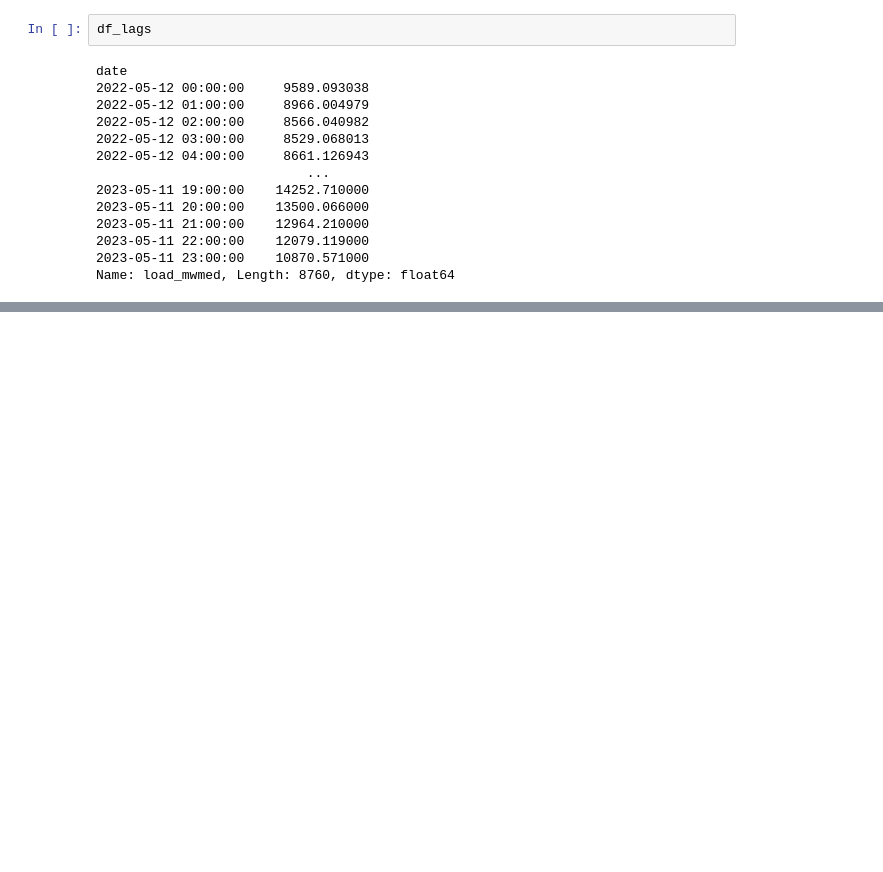
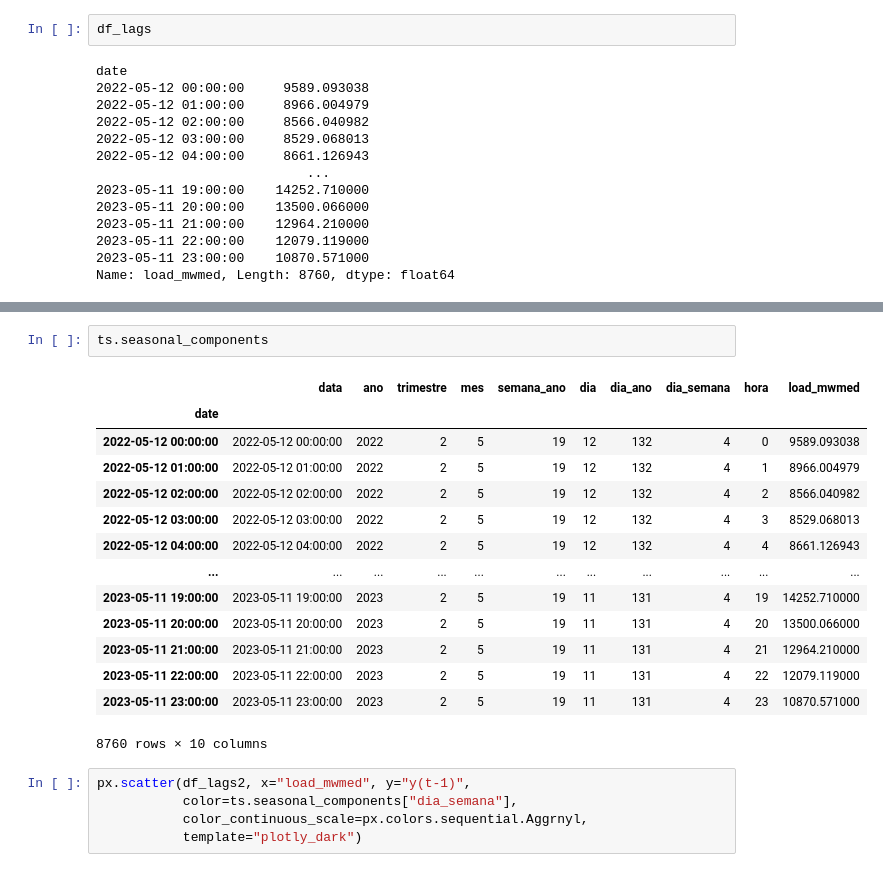
Before and after one commit to matheus-vizzotto/load_forecasting, a Jupyter notebook: src/model_tests2.ipynb, the cells around one changed output, grey strips where cells are left out. Drawn from its saved outputs; the diff is of its cells as text; blank space fills up the shorter version.

```diff
--- a/src/model_tests2.ipynb
+++ b/src/model_tests2.ipynb
@@ -342,0 +362,22 @@ get_n_lags_plot(df_lags.reset_index(), y_col="load_mwmed",n_lags=24)
+# %%
+ts.seasonal_components
+# %% [output]
+|  | data | ano | trimestre | mes | semana_ano | dia | dia_ano | dia_semana | hora | load_mwmed |
+| date |  |  |  |  |  |  |  |  |  |  |
+| 2022-05-12 00:00:00 | 2022-05-12 00:00:00 | 2022 | 2 | 5 | 19 | 12 | 132 | 4 | 0 | 9589.093038 |
+| 2022-05-12 01:00:00 | 2022-05-12 01:00:00 | 2022 | 2 | 5 | 19 | 12 | 132 | 4 | 1 | 8966.004979 |
+| 2022-05-12 02:00:00 | 2022-05-12 02:00:00 | 2022 | 2 | 5 | 19 | 12 | 132 | 4 | 2 | 8566.040982 |
+| 2022-05-12 03:00:00 | 2022-05-12 03:00:00 | 2022 | 2 | 5 | 19 | 12 | 132 | 4 | 3 | 8529.068013 |
+| 2022-05-12 04:00:00 | 2022-05-12 04:00:00 | 2022 | 2 | 5 | 19 | 12 | 132 | 4 | 4 | 8661.126943 |
+| ... | ... | ... | ... | ... | ... | ... | ... | ... | ... | ... |
+| 2023-05-11 19:00:00 | 2023-05-11 19:00:00 | 2023 | 2 | 5 | 19 | 11 | 131 | 4 | 19 | 14252.710000 |
+| 2023-05-11 20:00:00 | 2023-05-11 20:00:00 | 2023 | 2 | 5 | 19 | 11 | 131 | 4 | 20 | 13500.066000 |
+| 2023-05-11 21:00:00 | 2023-05-11 21:00:00 | 2023 | 2 | 5 | 19 | 11 | 131 | 4 | 21 | 12964.210000 |
+| 2023-05-11 22:00:00 | 2023-05-11 22:00:00 | 2023 | 2 | 5 | 19 | 11 | 131 | 4 | 22 | 12079.119000 |
+| 2023-05-11 23:00:00 | 2023-05-11 23:00:00 | 2023 | 2 | 5 | 19 | 11 | 131 | 4 | 23 | 10870.571000 |
+8760 rows × 10 columns
+# %%
+px.scatter(df_lags2, x="load_mwmed", y="y(t-1)",
+           color=ts.seasonal_components["dia_semana"],
+           color_continuous_scale=px.colors.sequential.Aggrnyl,
+           template="plotly_dark")
```
Also changed, not shown: parts of 3 cells of this notebook, 2 other files.
